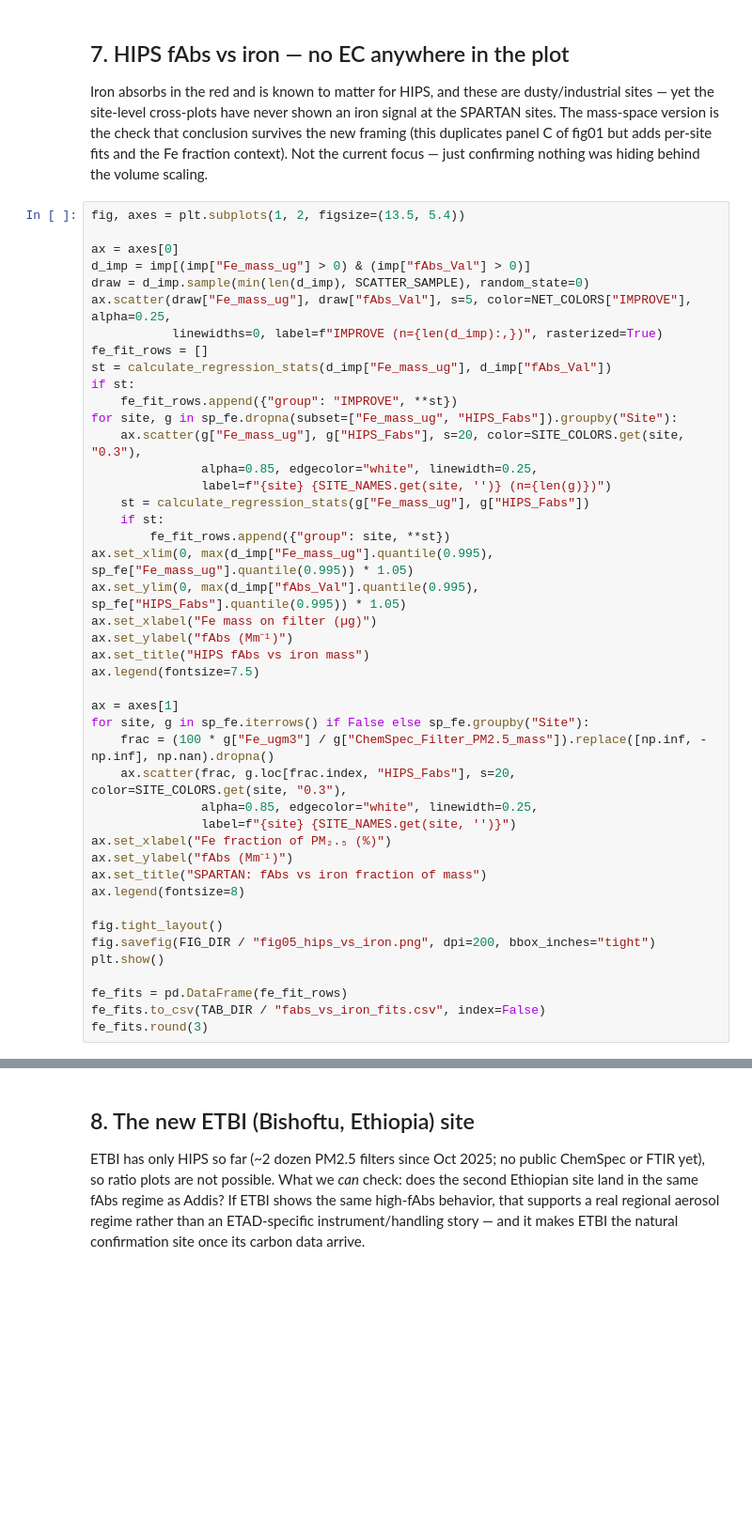
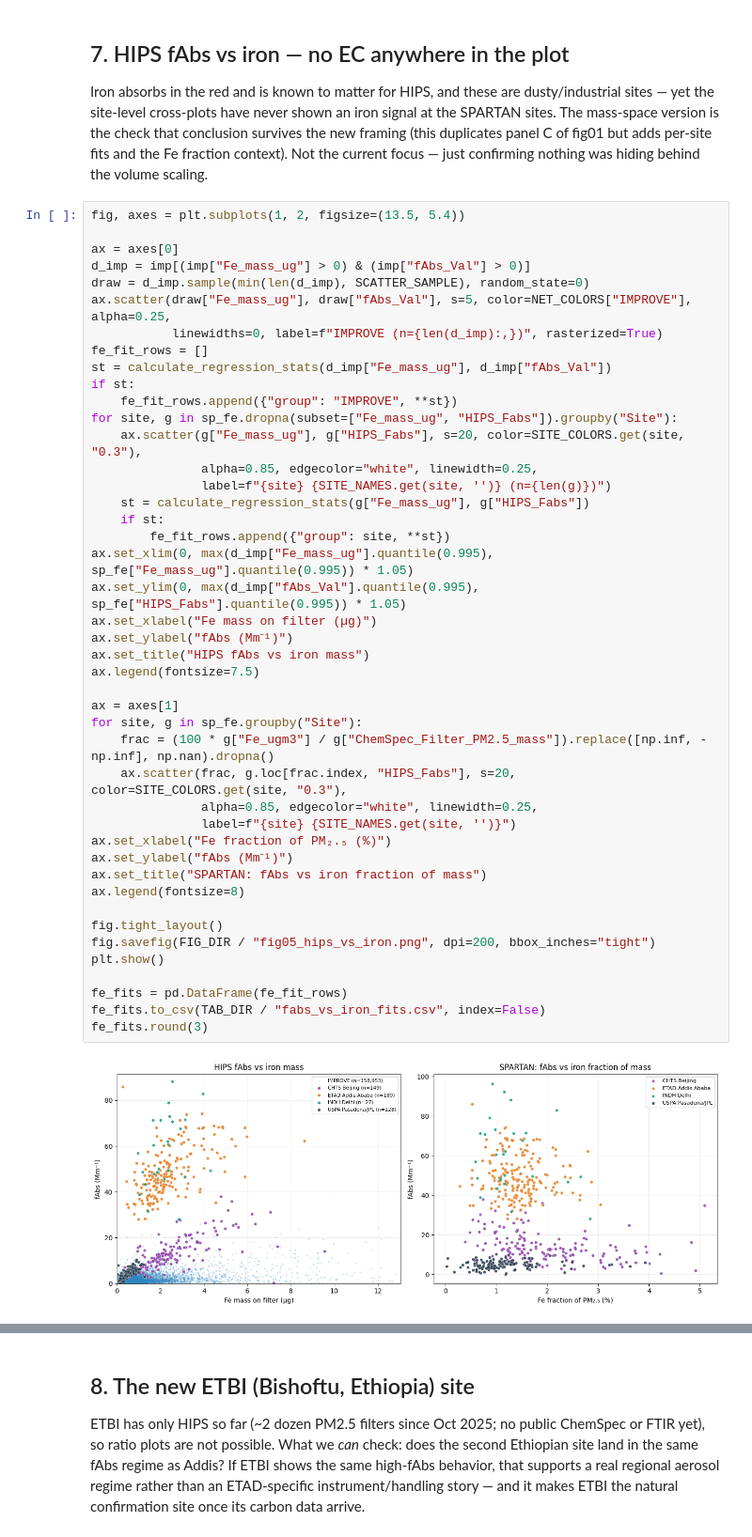
Before and after one commit to ahzs645/aethmodular, a Jupyter notebook: research/spartan/follow_up_mass_and_ratio_plots.ipynb, the cells around one changed output, grey strips where cells are left out. Shown at 94% size. Saved outputs shown, nothing was run; the diff lists cells and outputs as text; blank space fills up the shorter version.

```diff
--- a/research/spartan/follow_up_mass_and_ratio_plots.ipynb
+++ b/research/spartan/follow_up_mass_and_ratio_plots.ipynb
@@ -429,31 +519,33 @@ for site, g in sp_fe.dropna(subset=["Fe_mass_ug", "HIPS_Fabs"]).groupby("Site"):
     ax.scatter(g["Fe_mass_ug"], g["HIPS_Fabs"], s=20, color=SITE_COLORS.get(site, "0.3"),
                alpha=0.85, edgecolor="white", linewidth=0.25,
                label=f"{site} {SITE_NAMES.get(site, '')} (n={len(g)})")
     st = calculate_regression_stats(g["Fe_mass_ug"], g["HIPS_Fabs"])
     if st:
         fe_fit_rows.append({"group": site, **st})
 ax.set_xlim(0, max(d_imp["Fe_mass_ug"].quantile(0.995), sp_fe["Fe_mass_ug"].quantile(0.995)) * 1.05)
 ax.set_ylim(0, max(d_imp["fAbs_Val"].quantile(0.995), sp_fe["HIPS_Fabs"].quantile(0.995)) * 1.05)
 ax.set_xlabel("Fe mass on filter (µg)")
 ax.set_ylabel("fAbs (Mm⁻¹)")
 ax.set_title("HIPS fAbs vs iron mass")
 ax.legend(fontsize=7.5)
 
 ax = axes[1]
-for site, g in sp_fe.iterrows() if False else sp_fe.groupby("Site"):
+for site, g in sp_fe.groupby("Site"):
     frac = (100 * g["Fe_ugm3"] / g["ChemSpec_Filter_PM2.5_mass"]).replace([np.inf, -np.inf], np.nan).dropna()
     ax.scatter(frac, g.loc[frac.index, "HIPS_Fabs"], s=20, color=SITE_COLORS.get(site, "0.3"),
                alpha=0.85, edgecolor="white", linewidth=0.25,
                label=f"{site} {SITE_NAMES.get(site, '')}")
 ax.set_xlabel("Fe fraction of PM₂.₅ (%)")
 ax.set_ylabel("fAbs (Mm⁻¹)")
 ax.set_title("SPARTAN: fAbs vs iron fraction of mass")
 ax.legend(fontsize=8)
 
 fig.tight_layout()
 fig.savefig(FIG_DIR / "fig05_hips_vs_iron.png", dpi=200, bbox_inches="tight")
 plt.show()
 
 fe_fits = pd.DataFrame(fe_fit_rows)
 fe_fits.to_csv(TAB_DIR / "fabs_vs_iron_fits.csv", index=False)
 fe_fits.round(3)
+# %% [output]
+[figure, added]
```
Also changed, not shown: parts of 16 cells of this notebook, 14 other files.
